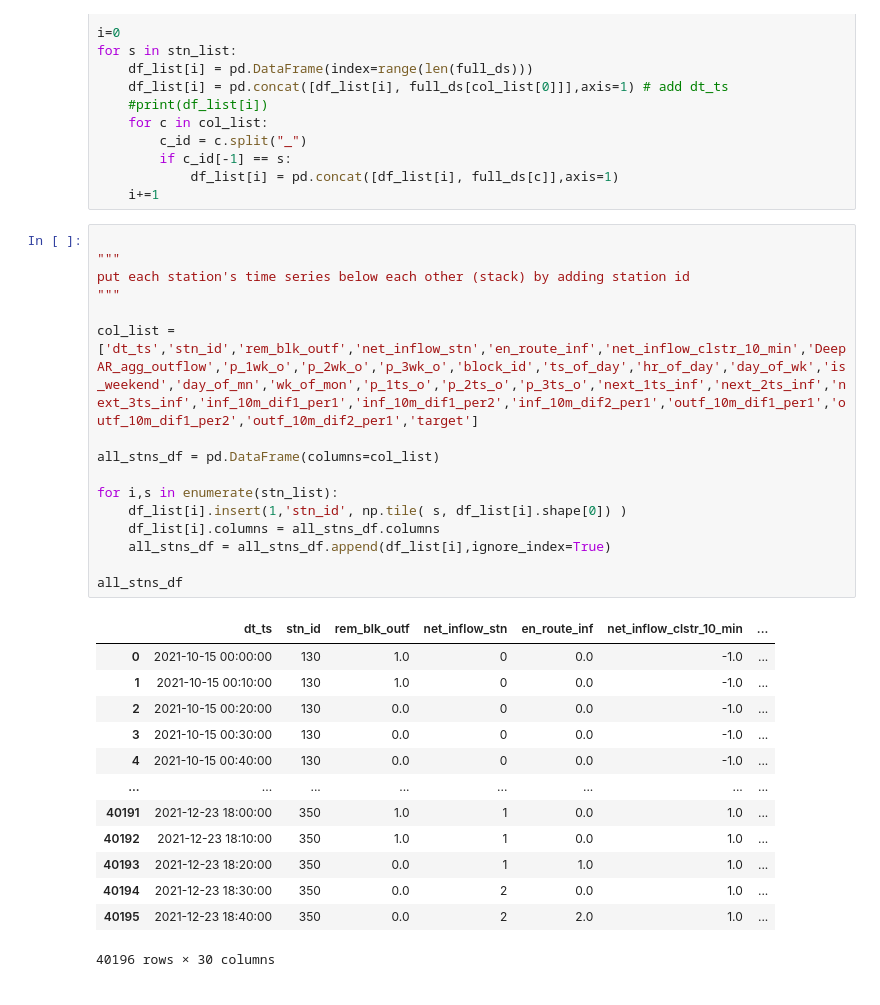
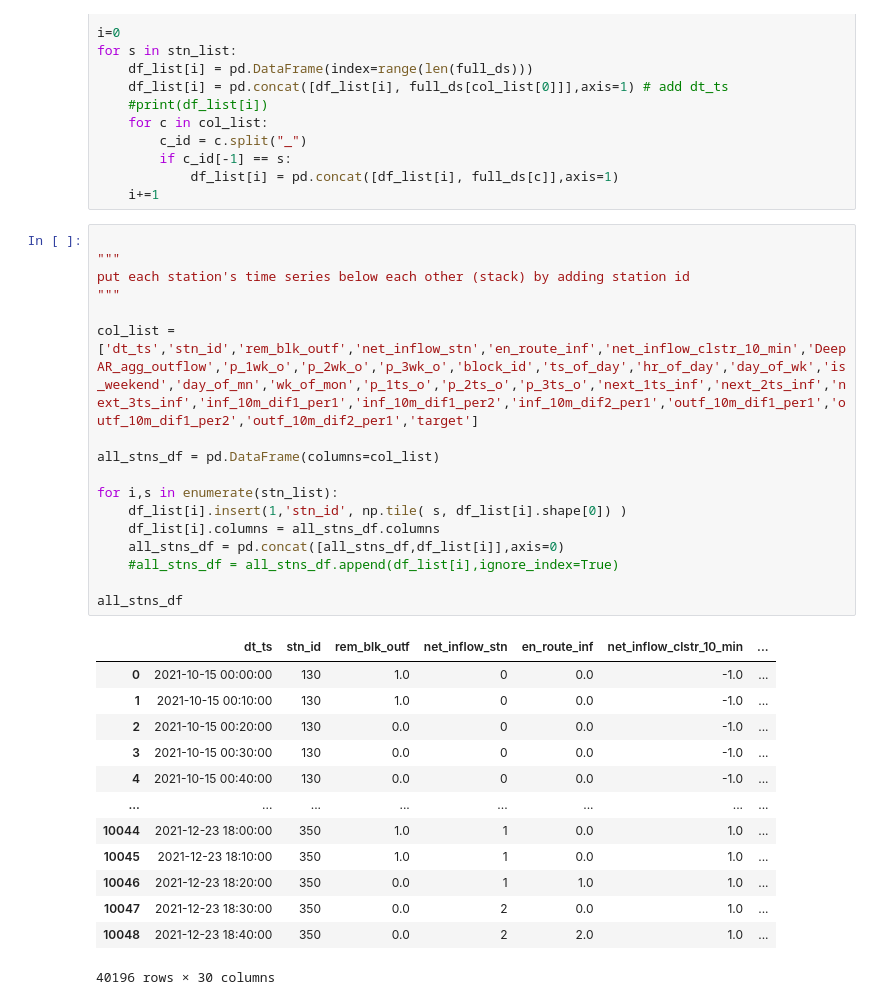
Before and after one commit to JosePeeterson/DeepAR_demand_prediction, a Jupyter notebook: station_level_prediction/xgboost_forecast/data/Data-preprocessing_data_generation/xgboost_auto_feature_generator_dev.ipynb, the cells around one changed output. Drawn from its saved outputs; the diff is of its cells as text.

```diff
--- a/station_level_prediction/xgboost_forecast/data/Data-preprocessing_data_generation/xgboost_auto_feature_generator_dev.ipynb
+++ b/station_level_prediction/xgboost_forecast/data/Data-preprocessing_data_generation/xgboost_auto_feature_generator_dev.ipynb
@@ -817,32 +826,33 @@ for s in stn_list:
 # %%
 
 """
 put each station's time series below each other (stack) by adding station id
 """
 
 col_list = ['dt_ts','stn_id','rem_blk_outf','net_inflow_stn','en_route_inf','net_inflow_clstr_10_min','DeepAR_agg_outflow','p_1wk_o','p_2wk_o','p_3wk_o','block_id','ts_of_day','hr_of_day','day_of_wk','is_weekend','day_of_mn','wk_of_mon','p_1ts_o','p_2ts_o','p_3ts_o','next_1ts_inf','next_2ts_inf','next_3ts_inf','inf_10m_dif1_per1','inf_10m_dif1_per2','inf_10m_dif2_per1','outf_10m_dif1_per1','outf_10m_dif1_per2','outf_10m_dif2_per1','target']
 
 all_stns_df = pd.DataFrame(columns=col_list)
 
 for i,s in enumerate(stn_list):
     df_list[i].insert(1,'stn_id', np.tile( s, df_list[i].shape[0]) )
     df_list[i].columns = all_stns_df.columns
-    all_stns_df = all_stns_df.append(df_list[i],ignore_index=True)
+    all_stns_df = pd.concat([all_stns_df,df_list[i]],axis=0)
+    #all_stns_df = all_stns_df.append(df_list[i],ignore_index=True)
 
 all_stns_df
 # %% [output]
 |  | dt_ts | stn_id | rem_blk_outf | net_inflow_stn | en_route_inf | net_inflow_clstr_10_min | ... |
 | 0 | 2021-10-15 00:00:00 | 130 | 1.0 | 0 | 0.0 | -1.0 | ... |
 | 1 | 2021-10-15 00:10:00 | 130 | 1.0 | 0 | 0.0 | -1.0 | ... |
 | 2 | 2021-10-15 00:20:00 | 130 | 0.0 | 0 | 0.0 | -1.0 | ... |
 | 3 | 2021-10-15 00:30:00 | 130 | 0.0 | 0 | 0.0 | -1.0 | ... |
 | 4 | 2021-10-15 00:40:00 | 130 | 0.0 | 0 | 0.0 | -1.0 | ... |
 | ... | ... | ... | ... | ... | ... | ... | ... |
-| 40191 | 2021-12-23 18:00:00 | 350 | 1.0 | 1 | 0.0 | 1.0 | ... |
-| 40192 | 2021-12-23 18:10:00 | 350 | 1.0 | 1 | 0.0 | 1.0 | ... |
-| 40193 | 2021-12-23 18:20:00 | 350 | 0.0 | 1 | 1.0 | 1.0 | ... |
-| 40194 | 2021-12-23 18:30:00 | 350 | 0.0 | 2 | 0.0 | 1.0 | ... |
-| 40195 | 2021-12-23 18:40:00 | 350 | 0.0 | 2 | 2.0 | 1.0 | ... |
+| 10044 | 2021-12-23 18:00:00 | 350 | 1.0 | 1 | 0.0 | 1.0 | ... |
+| 10045 | 2021-12-23 18:10:00 | 350 | 1.0 | 1 | 0.0 | 1.0 | ... |
+| 10046 | 2021-12-23 18:20:00 | 350 | 0.0 | 1 | 1.0 | 1.0 | ... |
+| 10047 | 2021-12-23 18:30:00 | 350 | 0.0 | 2 | 0.0 | 1.0 | ... |
+| 10048 | 2021-12-23 18:40:00 | 350 | 0.0 | 2 | 2.0 | 1.0 | ... |
 40196 rows × 30 columns
 # %%
 """
```
Also changed, not shown: parts of 8 cells of this notebook, 2 other files.
